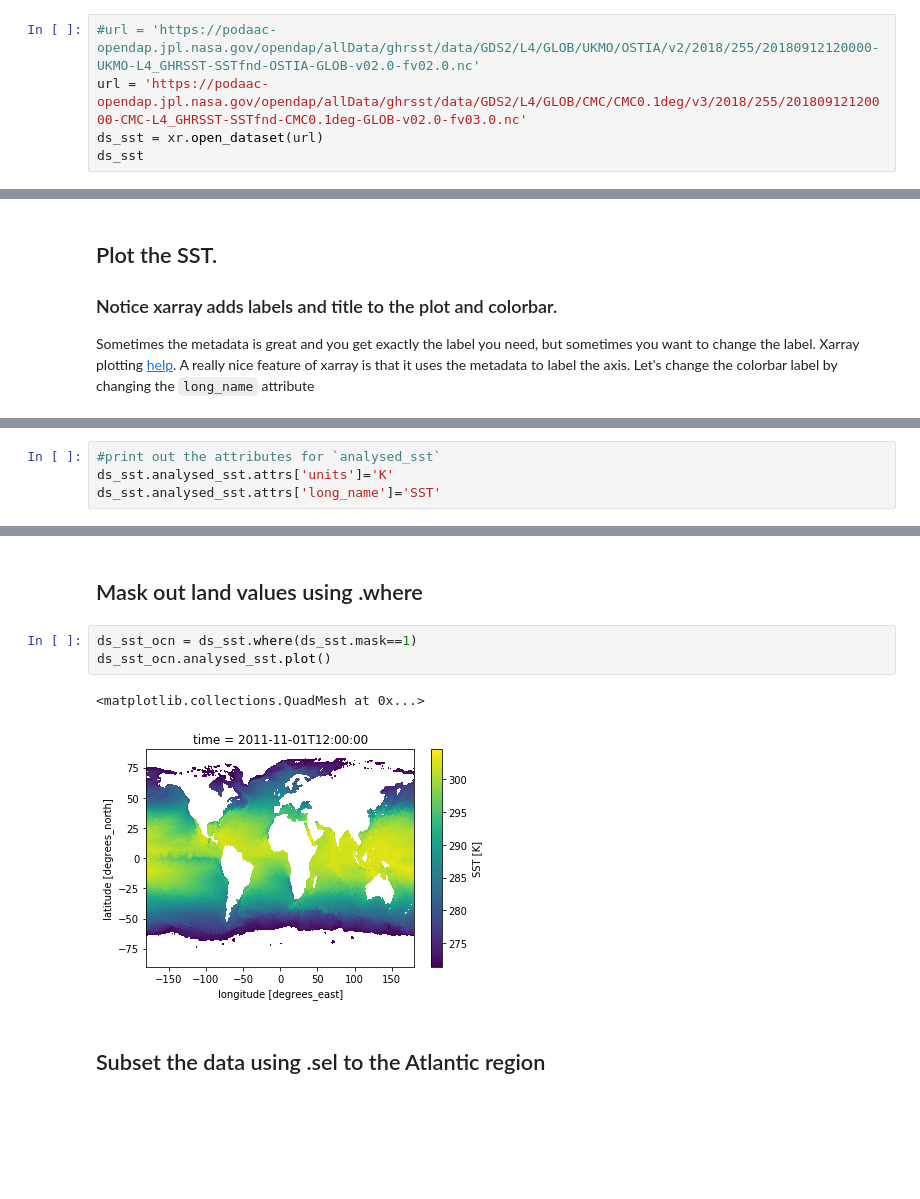
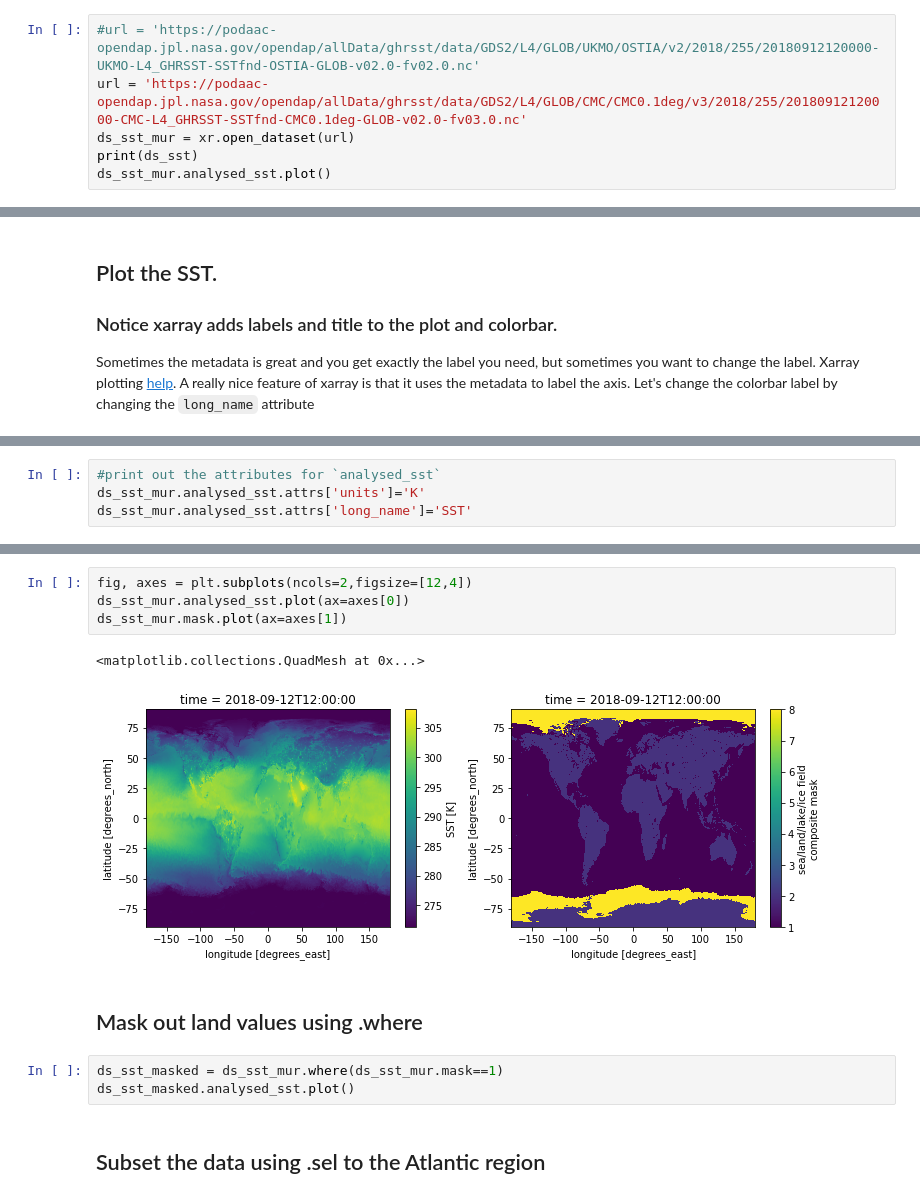
Before and after one commit to cgentemann/cloud_science, a Jupyter notebook: GHRSST_tutorial/Intro_07_Xarray-features.ipynb, the cells around one changed output, grey strips where cells are left out. Cells and saved outputs as stored; diff of their text form; blank space fills up the shorter version.

```diff
--- a/GHRSST_tutorial/Intro_07_Xarray-features.ipynb
+++ b/GHRSST_tutorial/Intro_07_Xarray-features.ipynb
@@ -65,6 +65,7 @@ Then just print out the file details by just typing the dataset name, ds_ccmp
 # %%
 #url = 'https://podaac-opendap.jpl.nasa.gov/opendap/allData/ghrsst/data/GDS2/L4/GLOB/UKMO/OSTIA/v2/2018/255/20180912120000-UKMO-L4_GHRSST-SSTfnd-OSTIA-GLOB-v02.0-fv02.0.nc'
 url = 'https://podaac-opendap.jpl.nasa.gov/opendap/allData/ghrsst/data/GDS2/L4/GLOB/CMC/CMC0.1deg/v3/2018/255/20180912120000-CMC-L4_GHRSST-SSTfnd-CMC0.1deg-GLOB-v02.0-fv03.0.nc'
-ds_sst = xr.open_dataset(url)
-ds_sst
+ds_sst_mur = xr.open_dataset(url)
+print(ds_sst)
+ds_sst_mur.analysed_sst.plot()
 # %% [output]
@@ -105,5 +90,5 @@ OrderedDict([('long_name', 'SST'),
               'SST defined at all grid points but no physical meaning is ascribed to values over land')])
 # %%
 #print out the attributes for `analysed_sst`
-ds_sst.analysed_sst.attrs['units']='K'
-ds_sst.analysed_sst.attrs['long_name']='SST'
+ds_sst_mur.analysed_sst.attrs['units']='K'
+ds_sst_mur.analysed_sst.attrs['long_name']='SST'
@@ -115,11 +112,15 @@ ds_sst.analysed_sst.plot()
+# %%
+fig, axes = plt.subplots(ncols=2,figsize=[12,4])
+ds_sst_mur.analysed_sst.plot(ax=axes[0])
+ds_sst_mur.mask.plot(ax=axes[1])
+# %% [output]
+<matplotlib.collections.QuadMesh at 0x...>
+[figure, added]
 # %% [markdown]
 ## Mask out land values using .where
 # %%
-ds_sst_ocn = ds_sst.where(ds_sst.mask==1)
-ds_sst_ocn.analysed_sst.plot()
+ds_sst_masked = ds_sst_mur.where(ds_sst_mur.mask==1)
+ds_sst_masked.analysed_sst.plot()
-# %% [output]
-<matplotlib.collections.QuadMesh at 0x...>
-[figure, removed]
 # %% [markdown]
 ## Subset the data using .sel to the Atlantic region
 # %%
```
Also changed, not shown: parts of 19 cells of this notebook.
